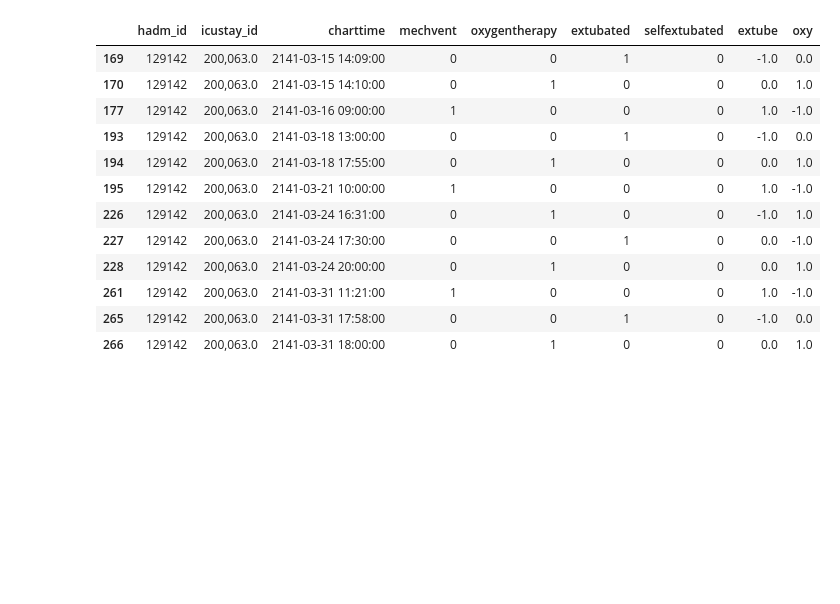
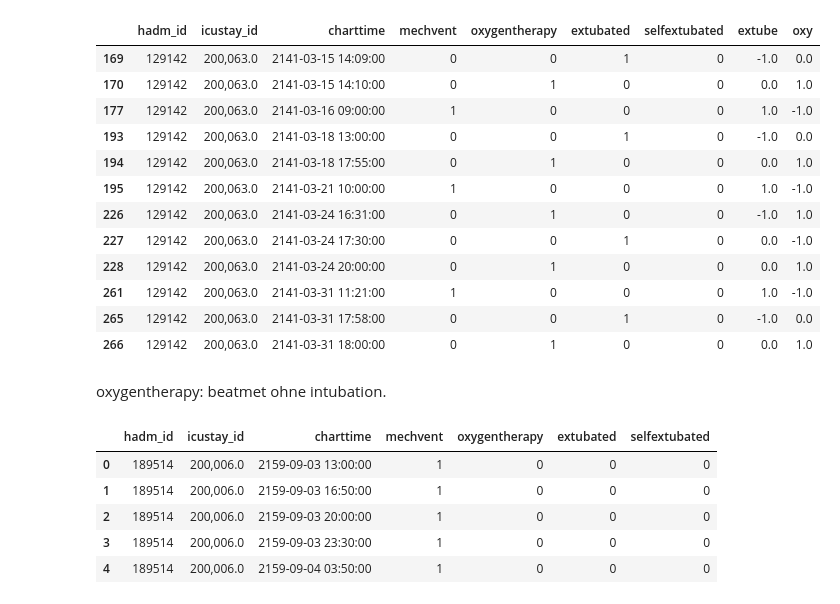
Before and after one commit to m-kno/mimic3, a Jupyter notebook: MIMIC_EDA.ipynb, the cells around one changed output. Cells and saved outputs as stored; diff of their text form; code cells hidden in the pictures; blank space fills up the shorter version.

```diff
--- a/MIMIC_EDA.ipynb
+++ b/MIMIC_EDA.ipynb
@@ -229,3 +229,14 @@ df_qry[(df_qry['extube'] != 0) | (df_qry['oxy'] != 0)]
 | 261 | 129142 | 200,063.0 | 2141-03-31 11:21:00 | 1 | 0 | 0 | 0 | 1.0 | -1.0 |
 | 265 | 129142 | 200,063.0 | 2141-03-31 17:58:00 | 0 | 0 | 1 | 0 | -1.0 | 0.0 |
 | 266 | 129142 | 200,063.0 | 2141-03-31 18:00:00 | 0 | 1 | 0 | 0 | 0.0 | 1.0 |
+# %% [markdown]
+oxygentherapy: beatmet ohne intubation.
+# %%
+df.head()
+# %% [output]
+|  | hadm_id | icustay_id | charttime | mechvent | oxygentherapy | extubated | selfextubated |
+| 0 | 189514 | 200,006.0 | 2159-09-03 13:00:00 | 1 | 0 | 0 | 0 |
+| 1 | 189514 | 200,006.0 | 2159-09-03 16:50:00 | 1 | 0 | 0 | 0 |
+| 2 | 189514 | 200,006.0 | 2159-09-03 20:00:00 | 1 | 0 | 0 | 0 |
+| 3 | 189514 | 200,006.0 | 2159-09-03 23:30:00 | 1 | 0 | 0 | 0 |
+| 4 | 189514 | 200,006.0 | 2159-09-04 03:50:00 | 1 | 0 | 0 | 0 |
```
Also changed, not shown: parts of 1 cell of this notebook, 2 other files.
